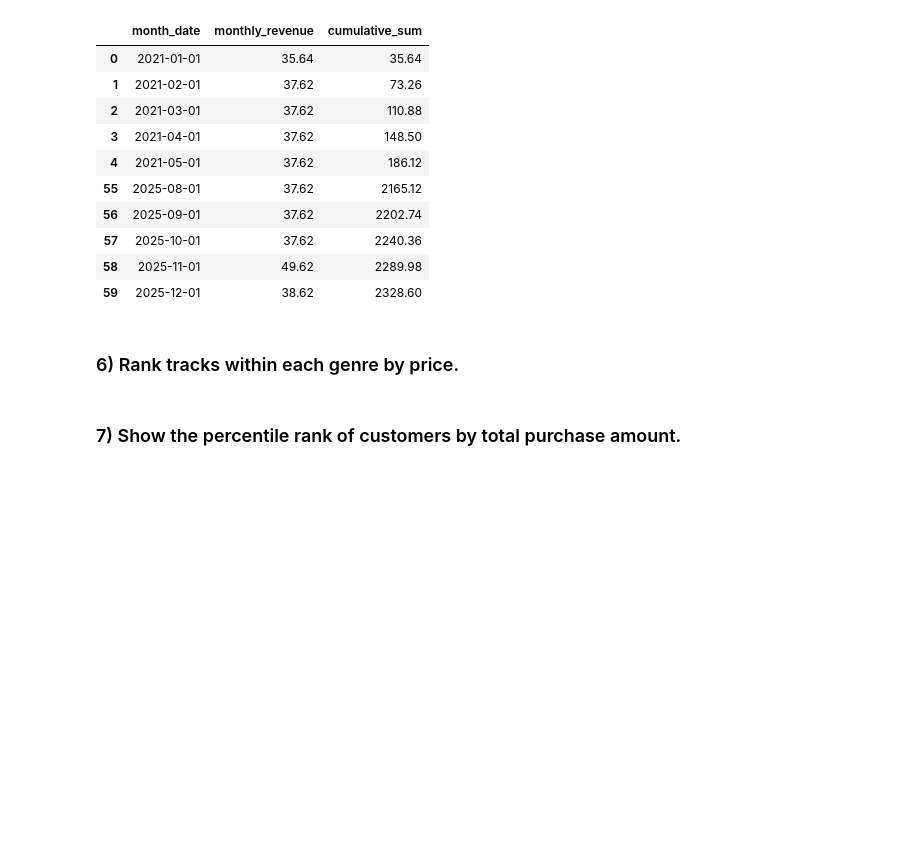
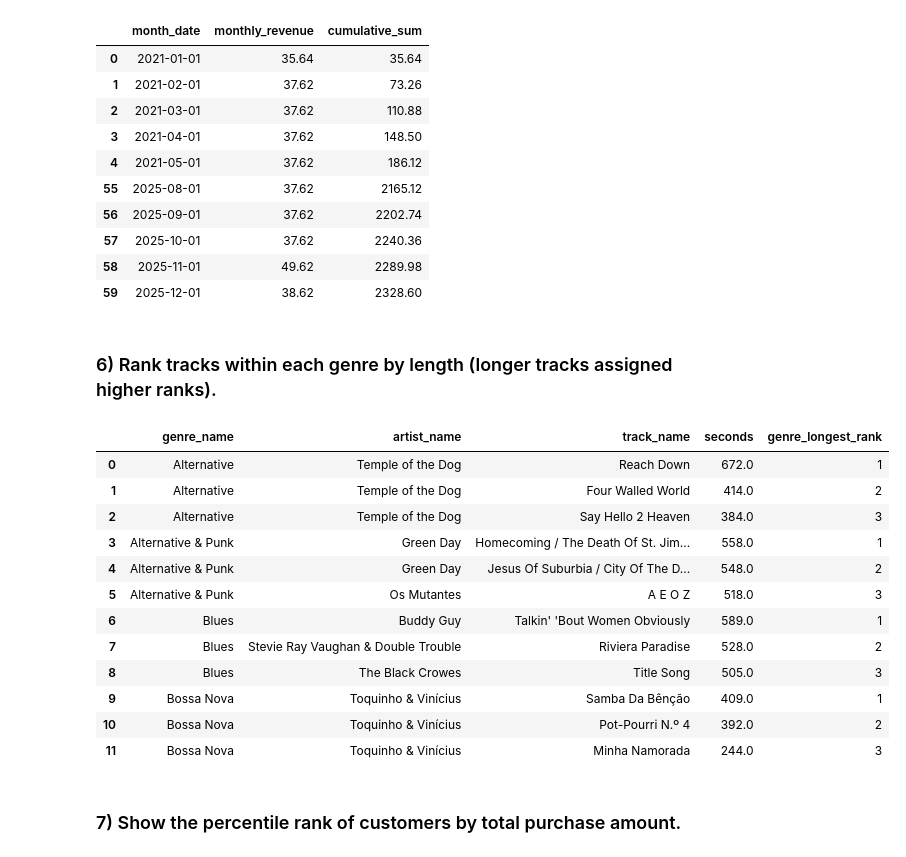
Before and after one commit to bpgodsil/sql_query_examples, a Jupyter notebook: notebooks/04_window_functions.ipynb, the cells around one changed output. Drawn from its saved outputs; the diff is of its cells as text; code cells hidden in the pictures; blank space fills up the shorter version.

```diff
--- a/notebooks/04_window_functions.ipynb
+++ b/notebooks/04_window_functions.ipynb
@@ -340,7 +340,53 @@ pd.concat([df.head(5), df.tail(5)]) # showing first 5 and last five months
 | 57 | 2025-10-01 | 37.62 | 2240.36 |
 | 58 | 2025-11-01 | 49.62 | 2289.98 |
 | 59 | 2025-12-01 | 38.62 | 2328.60 |
-# %% [markdown]
-### 6) Rank tracks within each genre by price.
+# %% [markdown]
+### 6) Rank tracks within each genre by length (longer tracks assigned higher ranks).
+# %%
+query = """
+WITH genre_length AS(
+    -- ranking tracks by time length, partitioned by each genre. longer tracks given higher ranks
+    SELECT
+          g.Name AS genre_name,
+          ar.Name AS artist_name,
+          t.Name AS track_name,
+          ROUND(t.Milliseconds/1000, 0) AS seconds,
+          DENSE_RANK() OVER(PARTITION BY g.GenreId ORDER BY t.Milliseconds DESC) AS genre_longest_rank
+    FROM track AS t
+    JOIN genre AS g
+      ON t.GenreId = g.GenreId
+    JOIN album AS al
+      ON t.AlbumId = al.AlbumId
+    JOIN artist AS ar
+      ON al.ArtistId = ar.ArtistId
+)
+SELECT genre_name,
+       artist_name,
+       track_name,
+       seconds,
+       genre_longest_rank
+FROM genre_length
+-- filtering to show tracks in each genres with ranks 1, 2 or 3, which correspond to the longest tracks
+WHERE genre_longest_rank <= 3
+ORDER BY genre_name, genre_longest_rank, seconds, track_name
+
+"""
+
+df = pd.read_sql_query(query, engine)
+df.head(12) # showing 12 rows
+# %% [output]
+|  | genre_name | artist_name | track_name | seconds | genre_longest_rank |
+| 0 | Alternative | Temple of the Dog | Reach Down | 672.0 | 1 |
+| 1 | Alternative | Temple of the Dog | Four Walled World | 414.0 | 2 |
+| 2 | Alternative | Temple of the Dog | Say Hello 2 Heaven | 384.0 | 3 |
+| 3 | Alternative & Punk | Green Day | Homecoming / The Death Of St. Jim... | 558.0 | 1 |
+| 4 | Alternative & Punk | Green Day | Jesus Of Suburbia / City Of The D... | 548.0 | 2 |
+| 5 | Alternative & Punk | Os Mutantes | A E O Z | 518.0 | 3 |
+| 6 | Blues | Buddy Guy | Talkin' 'Bout Women Obviously | 589.0 | 1 |
+| 7 | Blues | Stevie Ray Vaughan & Double Trouble | Riviera Paradise | 528.0 | 2 |
+| 8 | Blues | The Black Crowes | Title Song | 505.0 | 3 |
+| 9 | Bossa Nova | Toquinho & Vinícius | Samba Da Bênção | 409.0 | 1 |
+| 10 | Bossa Nova | Toquinho & Vinícius | Pot-Pourri N.º 4 | 392.0 | 2 |
+| 11 | Bossa Nova | Toquinho & Vinícius | Minha Namorada | 244.0 | 3 |
 # %% [markdown]
 ### 7) Show the percentile rank of customers by total purchase amount.
```
Also changed, not shown: 1 other file.
